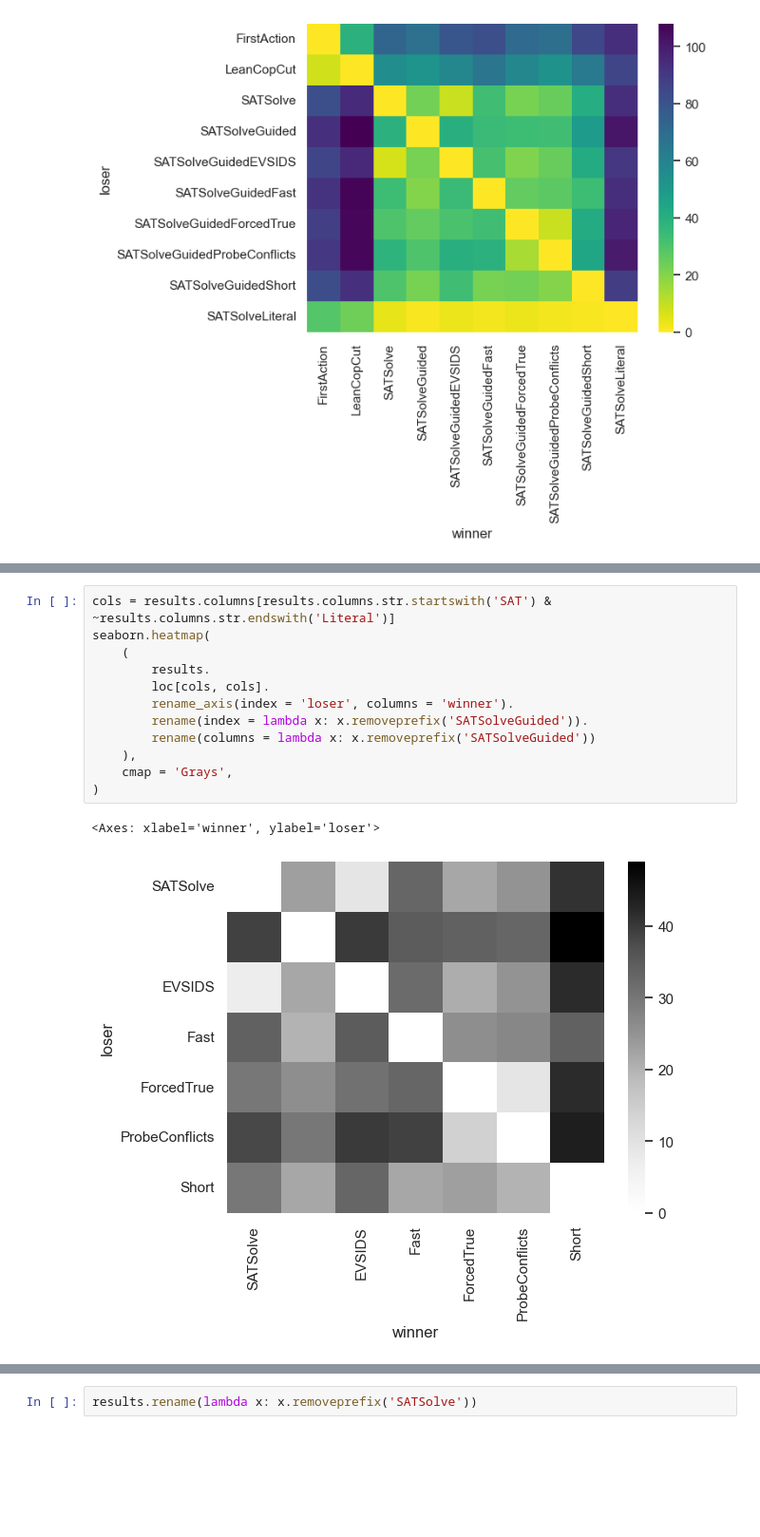
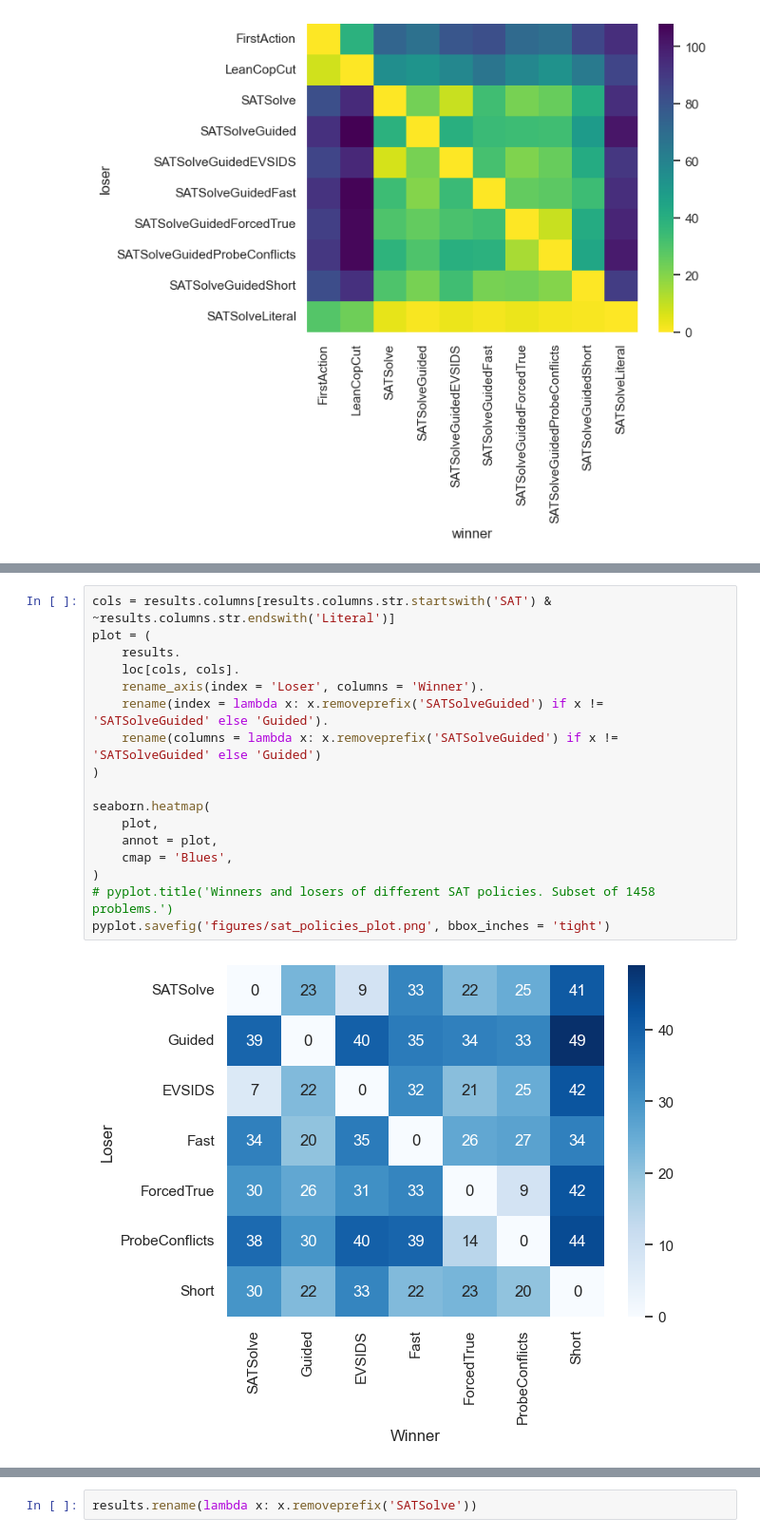
Before and after one commit to mfixman/connections, a Jupyter notebook: jupyter/Analysis_sat.ipynb, the cells around one changed output, grey strips where cells are left out. Shown at 95% size. Saved outputs shown, nothing was run; the diff lists cells and outputs as text; blank space fills up the shorter version.

```diff
--- a/jupyter/Analysis_sat.ipynb
+++ b/jupyter/Analysis_sat.ipynb
@@ -166,16 +166,20 @@ results[cols].loc[cols.rename('')]
 | SATSolveLiteral | 4 | 1 | 3 | 2 | 3 | ... |
 # %%
 cols = results.columns[results.columns.str.startswith('SAT') & ~results.columns.str.endswith('Literal')]
+plot = (
+    results.
+    loc[cols, cols].
+    rename_axis(index = 'Loser', columns = 'Winner').
+    rename(index = lambda x: x.removeprefix('SATSolveGuided') if x != 'SATSolveGuided' else 'Guided').
+    rename(columns = lambda x: x.removeprefix('SATSolveGuided') if x != 'SATSolveGuided' else 'Guided')
+)
+
 seaborn.heatmap(
-    (
-        results.
-        loc[cols, cols].
-        rename_axis(index = 'loser', columns = 'winner').
-        rename(index = lambda x: x.removeprefix('SATSolveGuided')).
-        rename(columns = lambda x: x.removeprefix('SATSolveGuided'))
-    ),
-    cmap = 'Grays',
+    plot,
+    annot = plot,
+    cmap = 'Blues',
 )
+# pyplot.title('Winners and losers of different SAT policies. Subset of 1458 problems.')
+pyplot.savefig('figures/sat_policies_plot.png', bbox_inches = 'tight')
 # %% [output]
-<Axes: xlabel='winner', ylabel='loser'>
-[figure, old version]
+[figure, new version]
```
Also changed, not shown: parts of 13 cells of this notebook, 1 other file.
